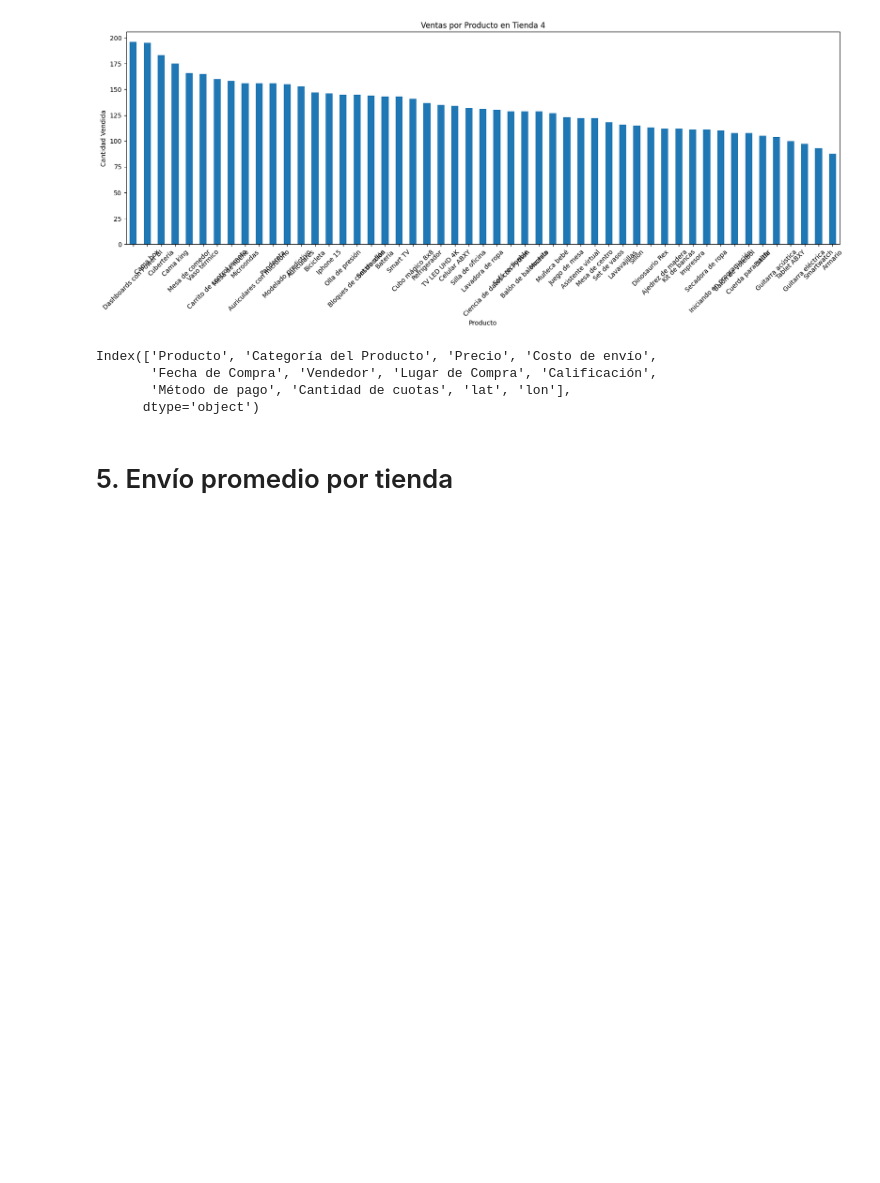
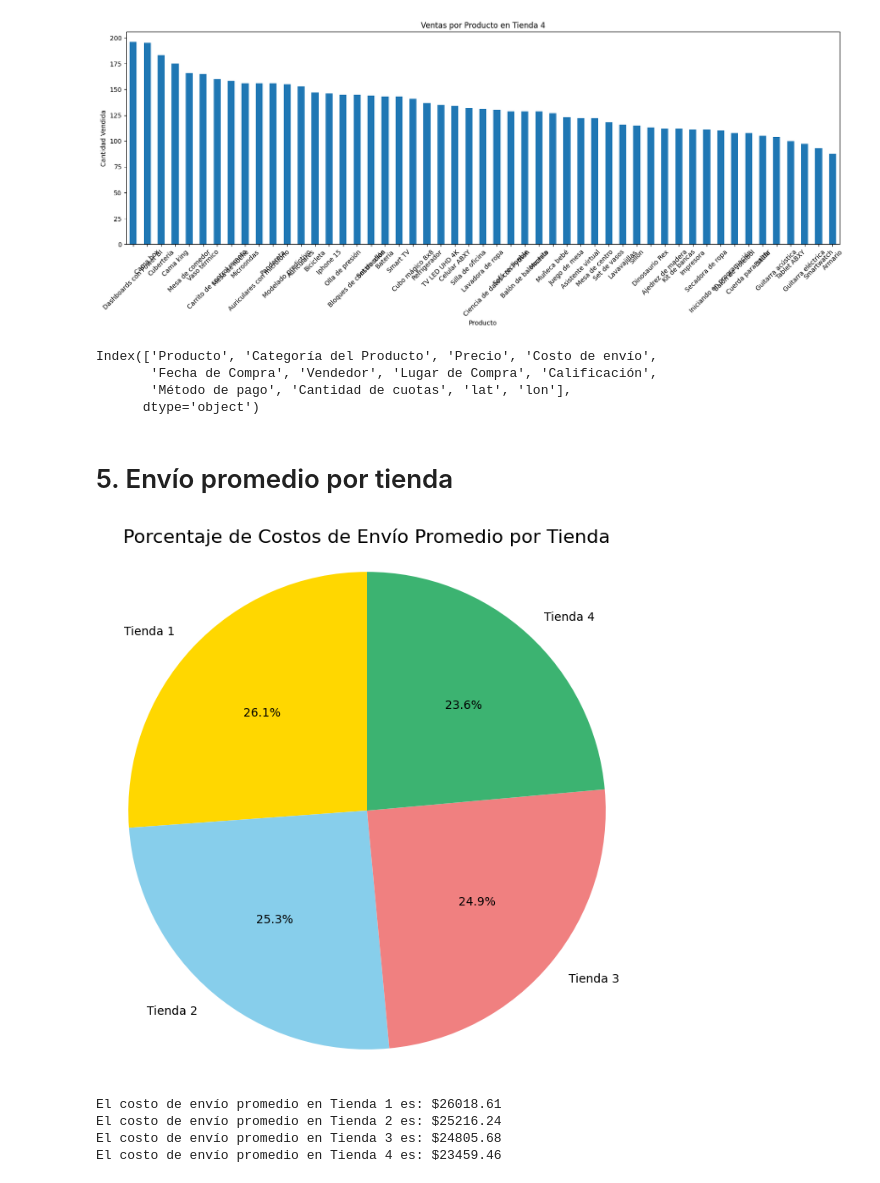
Before and after one commit to arletteGuerrero12/Challenge_Alura_store, a Jupyter notebook: AluraStoreLatam.ipynb, the cells around one changed output. Drawn from its saved outputs; the diff is of its cells as text; code cells hidden in the pictures; blank space fills up the shorter version.

```diff
--- a/AluraStoreLatam.ipynb
+++ b/AluraStoreLatam.ipynb
@@ -185,3 +185,45 @@ Index(['Producto', 'Categoría del Producto', 'Precio', 'Costo de envío',
       dtype='object')
 # %% [markdown]
 # 5. Envío promedio por tienda
+# %%
+import matplotlib.pyplot as plt
+
+# Cálculo del costo de envío promedio para cada tienda
+costos_promedios = {
+    "Tienda 1": tienda['Costo de envío'].mean(),
+    "Tienda 2": tienda2['Costo de envío'].mean(),
+    "Tienda 3": tienda3['Costo de envío'].mean(),
+    "Tienda 4": tienda4['Costo de envío'].mean()
+}
+
+# Datos para la gráfica
+labels = costos_promedios.keys()
+values = costos_promedios.values()
+
+# Gráfico de pastel
+plt.figure(figsize=(8, 8))
+plt.pie(values, labels=labels, autopct='%1.1f%%', startangle=90, colors=["gold", "skyblue", "lightcoral", "mediumseagreen"])
+plt.title("Porcentaje de Costos de Envío Promedio por Tienda", fontsize=16)
+plt.axis("equal")  # Asegura que el gráfico sea circular
+plt.show()
+# %% [output]
+[figure, added]
+# %%
+# Calculamos el costo de envío promedio para cada tienda
+def costo_envio_promedio(tienda, nombre_tienda):
+    if 'Costo de envío' in tienda.columns:
+        costo_promedio = tienda['Costo de envío'].mean()
+        print(f"El costo de envío promedio en {nombre_tienda} es: ${round(costo_promedio, 2)}")
+    else:
+        print(f"No se encontró la columna 'Costo de envío' en {nombre_tienda}.")
+
+# Analizamos cada tienda
+costo_envio_promedio(tienda, "Tienda 1")
+costo_envio_promedio(tienda2, "Tienda 2")
+costo_envio_promedio(tienda3, "Tienda 3")
+costo_envio_promedio(tienda4, "Tienda 4")
+# %% [output]
+El costo de envío promedio en Tienda 1 es: $26018.61
+El costo de envío promedio en Tienda 2 es: $25216.24
+El costo de envío promedio en Tienda 3 es: $24805.68
+El costo de envío promedio en Tienda 4 es: $23459.46
```
